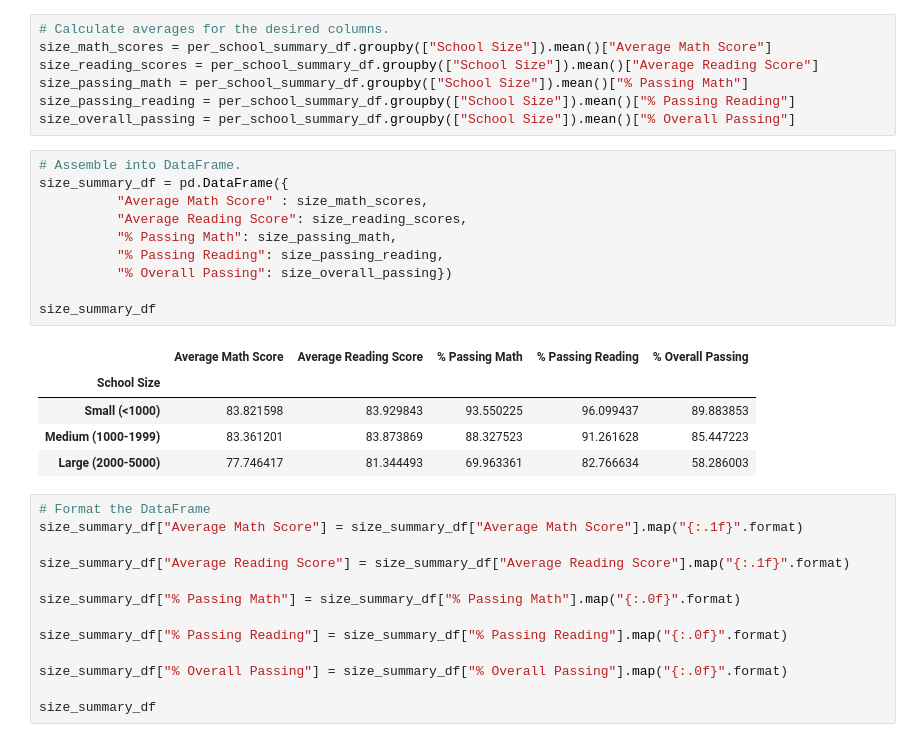
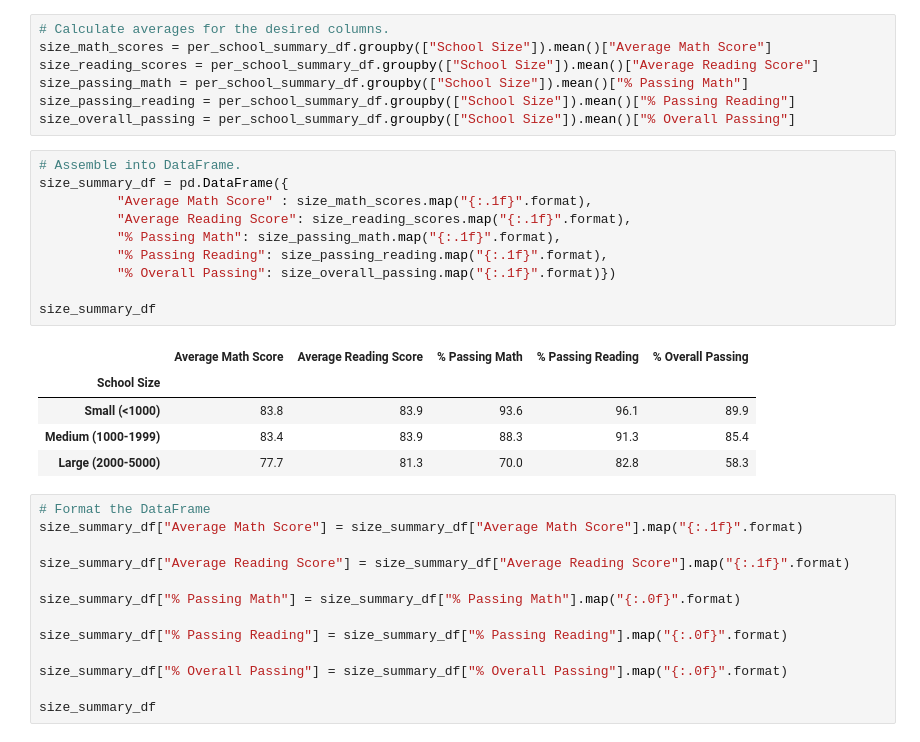
Before and after one commit to frlinh/school-district-analysis, a Jupyter notebook: PyCitySchools_Challenge.ipynb, the cells around one changed output. Saved outputs shown, nothing was run; the diff lists cells and outputs as text.

```diff
--- a/PyCitySchools_Challenge.ipynb
+++ b/PyCitySchools_Challenge.ipynb
@@ -588,19 +603,19 @@ size_overall_passing = per_school_summary_df.groupby(["School Size"]).mean()["%
 # %%
 # Assemble into DataFrame.
 size_summary_df = pd.DataFrame({
-          "Average Math Score" : size_math_scores,
-          "Average Reading Score": size_reading_scores,
-          "% Passing Math": size_passing_math,
-          "% Passing Reading": size_passing_reading,
-          "% Overall Passing": size_overall_passing})
+          "Average Math Score" : size_math_scores.map("{:.1f}".format),
+          "Average Reading Score": size_reading_scores.map("{:.1f}".format),
+          "% Passing Math": size_passing_math.map("{:.1f}".format),
+          "% Passing Reading": size_passing_reading.map("{:.1f}".format),
+          "% Overall Passing": size_overall_passing.map("{:.1f}".format)})
 
 size_summary_df
 # %% [output]
 |  | Average Math Score | Average Reading Score | % Passing Math | % Passing Reading | % Overall Passing |
 | School Size |  |  |  |  |  |
-| Small (<1000) | 83.821598 | 83.929843 | 93.550225 | 96.099437 | 89.883853 |
-| Medium (1000-1999) | 83.361201 | 83.873869 | 88.327523 | 91.261628 | 85.447223 |
-| Large (2000-5000) | 77.746417 | 81.344493 | 69.963361 | 82.766634 | 58.286003 |
+| Small (<1000) | 83.8 | 83.9 | 93.6 | 96.1 | 89.9 |
+| Medium (1000-1999) | 83.4 | 83.9 | 88.3 | 91.3 | 85.4 |
+| Large (2000-5000) | 77.7 | 81.3 | 70.0 | 82.8 | 58.3 |
 # %%
 # Format the DataFrame
 size_summary_df["Average Math Score"] = size_summary_df["Average Math Score"].map("{:.1f}".format)
```
Also changed, not shown: parts of 3 cells of this notebook, 2 other files.
